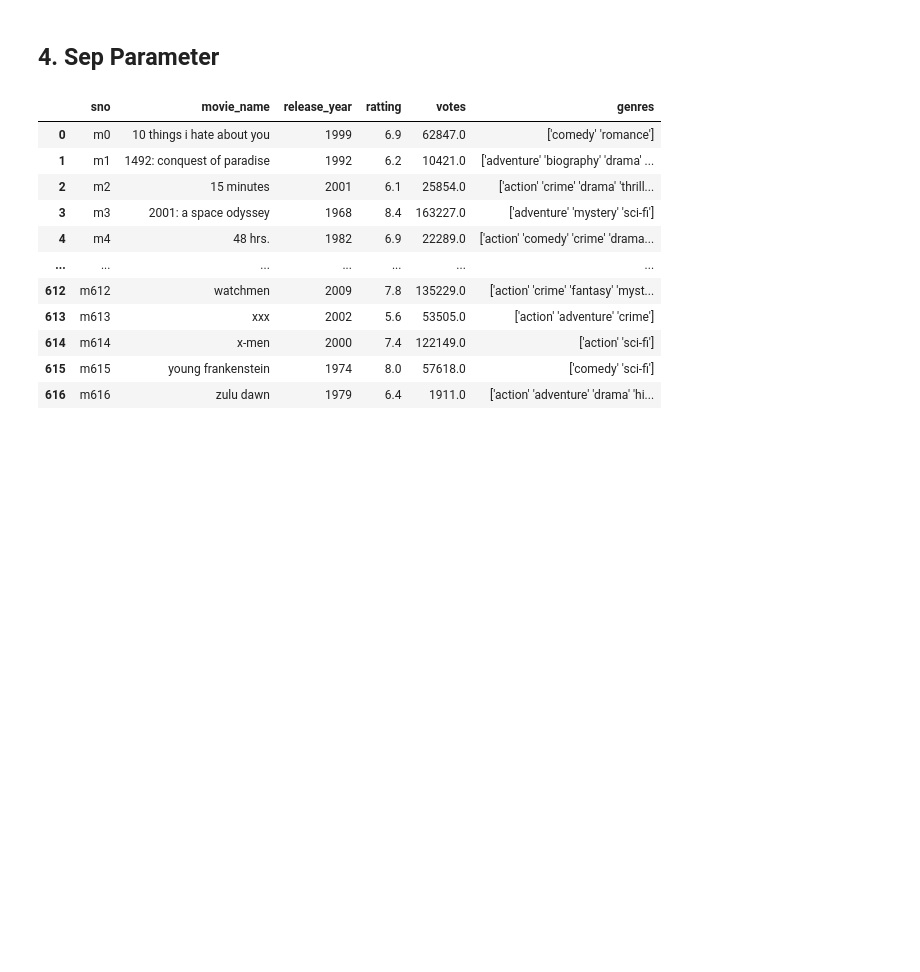
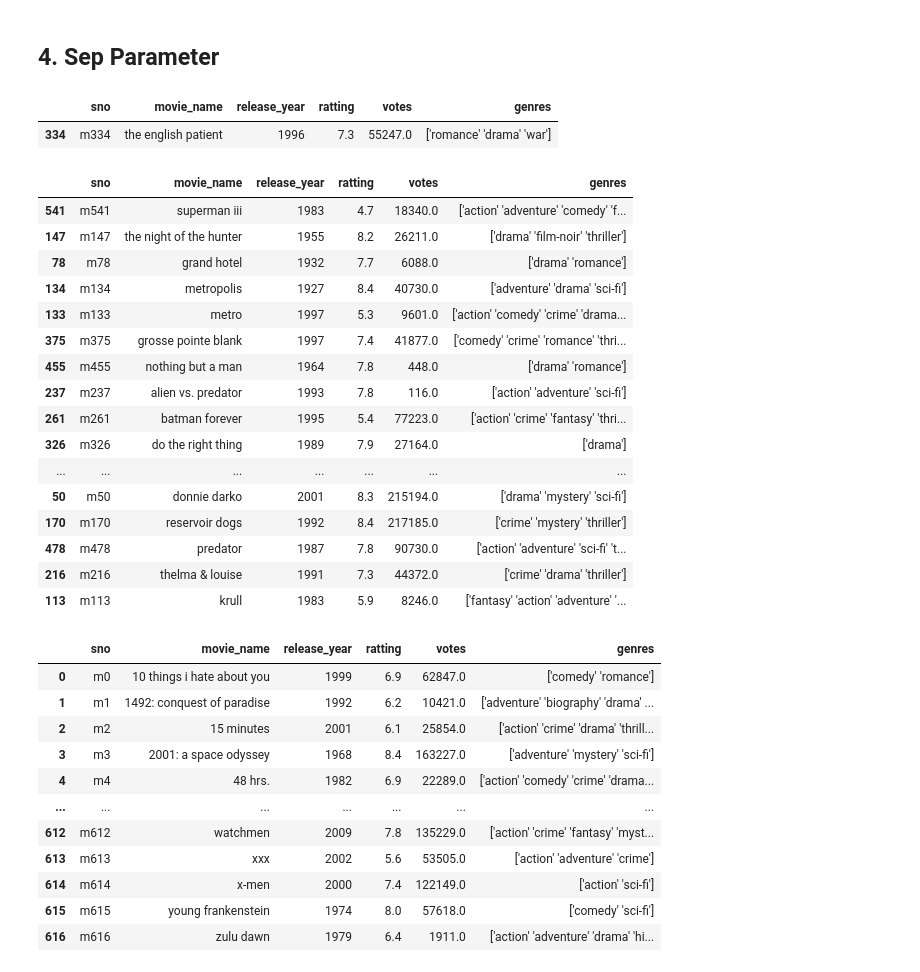
Before and after one commit to Nihar109/Machine-Learning-, a Jupyter notebook: Working with csv file/Working_with_csv.ipynb, the cells around one changed output. Cells and saved outputs as stored; diff of their text form; code cells hidden in the pictures; blank space fills up the shorter version.

```diff
--- a/Working with csv file/Working_with_csv.ipynb
+++ b/Working with csv file/Working_with_csv.ipynb
@@ -51,6 +51,32 @@ df1
 194 rows × 2 columns
 # %% [markdown]
 ## 4. Sep Parameter
+# %%
+df10 = pd.read_csv('movie_titles_metadata.tsv',sep = '\t',names = ['sno','movie_name','release_year','ratting','votes','genres'])
+df10.sample(1)
+# %% [output]
+|  | sno | movie_name | release_year | ratting | votes | genres |
+| 334 | m334 | the english patient | 1996 | 7.3 | 55247.0 | ['romance' 'drama' 'war'] |
+# %%
+df10.sample(20)
+# %% [output]
+|  | sno | movie_name | release_year | ratting | votes | genres |
+| 541 | m541 | superman iii | 1983 | 4.7 | 18340.0 | ['action' 'adventure' 'comedy' 'f... |
+| 147 | m147 | the night of the hunter | 1955 | 8.2 | 26211.0 | ['drama' 'film-noir' 'thriller'] |
+| 78 | m78 | grand hotel | 1932 | 7.7 | 6088.0 | ['drama' 'romance'] |
+| 134 | m134 | metropolis | 1927 | 8.4 | 40730.0 | ['adventure' 'drama' 'sci-fi'] |
+| 133 | m133 | metro | 1997 | 5.3 | 9601.0 | ['action' 'comedy' 'crime' 'drama... |
+| 375 | m375 | grosse pointe blank | 1997 | 7.4 | 41877.0 | ['comedy' 'crime' 'romance' 'thri... |
+| 455 | m455 | nothing but a man | 1964 | 7.8 | 448.0 | ['drama' 'romance'] |
+| 237 | m237 | alien vs. predator | 1993 | 7.8 | 116.0 | ['action' 'adventure' 'sci-fi'] |
+| 261 | m261 | batman forever | 1995 | 5.4 | 77223.0 | ['action' 'crime' 'fantasy' 'thri... |
+| 326 | m326 | do the right thing | 1989 | 7.9 | 27164.0 | ['drama'] |
+| ... | ... | ... | ... | ... | ... | ... |
+| 50 | m50 | donnie darko | 2001 | 8.3 | 215194.0 | ['drama' 'mystery' 'sci-fi'] |
+| 170 | m170 | reservoir dogs | 1992 | 8.4 | 217185.0 | ['crime' 'mystery' 'thriller'] |
+| 478 | m478 | predator | 1987 | 7.8 | 90730.0 | ['action' 'adventure' 'sci-fi' 't... |
+| 216 | m216 | thelma & louise | 1991 | 7.3 | 44372.0 | ['crime' 'drama' 'thriller'] |
+| 113 | m113 | krull | 1983 | 5.9 | 8246.0 | ['fantasy' 'action' 'adventure' '... |
 # %%
 df3 = pd.read_csv('movie_titles_metadata.tsv',sep = '\t',
                  names = ['sno','movie_name','release_year','ratting','votes','genres'])
```
Also changed, not shown: parts of 3 cells of this notebook, 15 other files.
